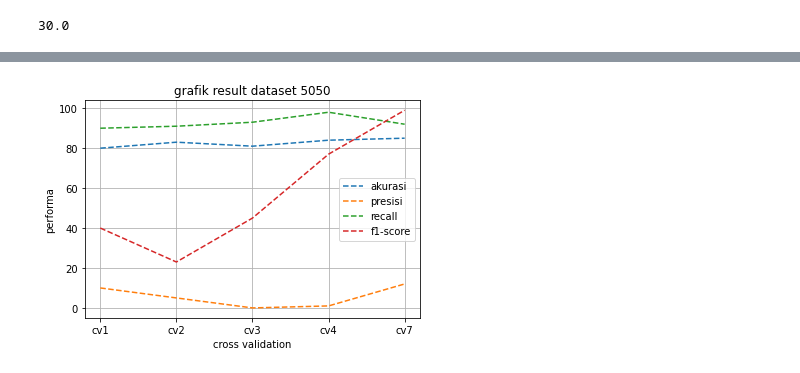
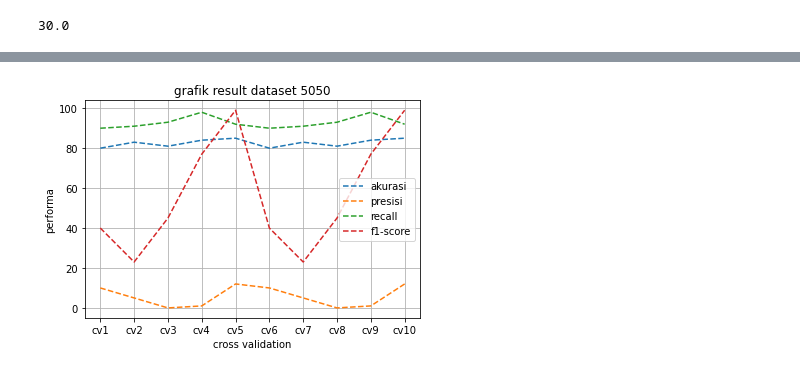
Before and after one commit to HuzainAzis/knn-cv, a Jupyter notebook: sourcecode.ipynb, the cells around one changed output, grey strips where cells are left out. Cells and saved outputs as stored; diff of their text form; code cells hidden in the pictures.

```diff
--- a/sourcecode.ipynb
+++ b/sourcecode.ipynb
@@ -123,20 +127,20 @@ F-Score : 0.7191011235955056
 --------------------------------------------
 # %%
 from matplotlib import pyplot as plot
-x = ["cv1", "cv2", "cv3", "cv4", "cv7"]
-a= [80,83,81,84,85]
-p= [10,5,0,1,12]
-r= [90,91,93,98,92]
-f= [40,23,45,77,99]
+x = ["cv1", "cv2", "cv3", "cv4", "cv5", "cv6", "cv7", "cv8", "cv9", "cv10"]
+a= [80,83,81,84,85,80,83,81,84,85]
+p= [10,5,0,1,12,10,5,0,1,12]
+r= [90,91,93,98,92,90,91,93,98,92]
+f= [40,23,45,77,99,40,23,45,77,99]
 plt.plot(x, a, '--')
 plt.plot(x, p, '--')
 plt.plot(x, r, '--')
 plt.plot(x, f, '--')
 plt.title("grafik result dataset 5050")
 plt.xlabel("cross validation")
 plt.ylabel("performa")
 plt.legend(["akurasi","presisi", "recall", "f1-score"])
 plt.grid()
 plt.show()
 # %% [output]
-[figure, old version]
+[figure, new version]
```
Also changed, not shown: parts of 2 cells of this notebook.
